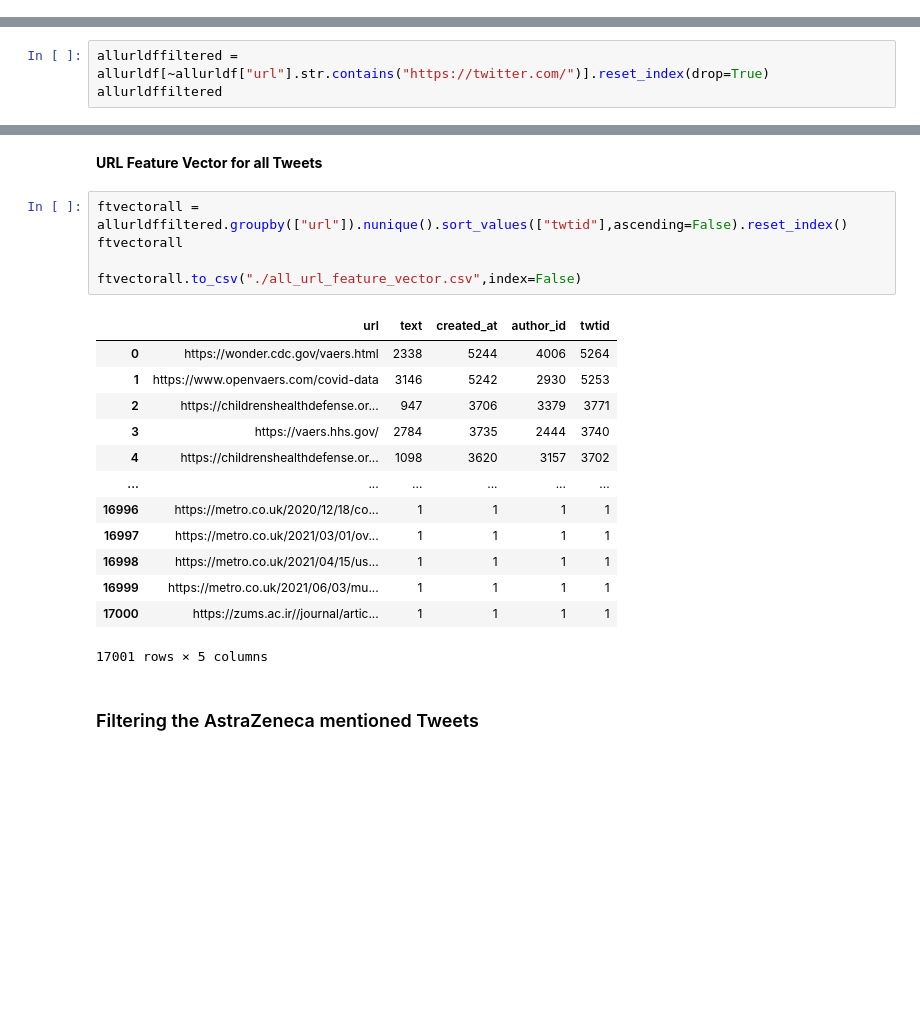
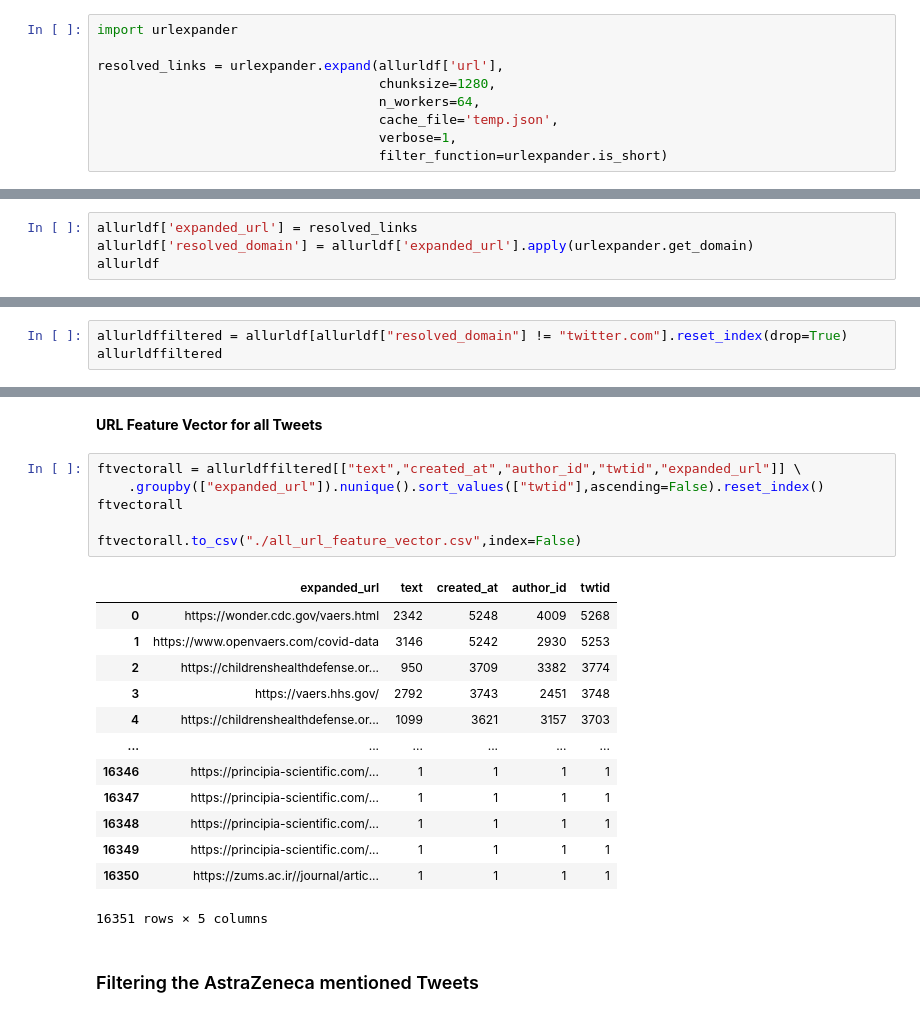
Before and after one commit to qcri/Vaccine_Disinfo, a Jupyter notebook: NEW/notebooks/VAERS_data/Twitter_Data_Analysis.ipynb, the cells around one changed output, grey strips where cells are left out. Cells and saved outputs as stored; diff of their text form; blank space fills up the shorter version.

Commit message:
update stats after expanding the URLs

```diff
--- a/NEW/notebooks/VAERS_data/Twitter_Data_Analysis.ipynb
+++ b/NEW/notebooks/VAERS_data/Twitter_Data_Analysis.ipynb
@@ -82,0 +85,9 @@ allurldf = df_with_urls["urls"].apply(pd.Series) \
+# %%
+import urlexpander
+
+resolved_links = urlexpander.expand(allurldf['url'],
+                                    chunksize=1280,
+                                    n_workers=64,
+                                    cache_file='temp.json',
+                                    verbose=1,
+                                    filter_function=urlexpander.is_short)
@@ -82,0 +96,4 @@ allurldf = df_with_urls["urls"].apply(pd.Series) \
+# %%
+allurldf['expanded_url'] = resolved_links
+allurldf['resolved_domain'] = allurldf['expanded_url'].apply(urlexpander.get_domain)
+allurldf
@@ -95,6 +128,6 @@ __Total unique URLs extracted: 60,181__
 # %% [markdown]
 We need to remove all the URLs which are from Twitter domain
 # %%
-allurldffiltered = allurldf[~allurldf["url"].str.contains("https://twitter.com/")].reset_index(drop=True)
+allurldffiltered = allurldf[allurldf["resolved_domain"] != "twitter.com"].reset_index(drop=True)
 allurldffiltered
 # %% [output]
@@ -122,24 +155,25 @@ allurldffiltered.describe()
 # %% [markdown]
 __URL Feature Vector for all Tweets__
 # %%
-ftvectorall = allurldffiltered.groupby(["url"]).nunique().sort_values(["twtid"],ascending=False).reset_index()
+ftvectorall = allurldffiltered[["text","created_at","author_id","twtid","expanded_url"]] \
+    .groupby(["expanded_url"]).nunique().sort_values(["twtid"],ascending=False).reset_index()
 ftvectorall
 
 ftvectorall.to_csv("./all_url_feature_vector.csv",index=False)
 # %% [output]
-|  | url | text | created_at | author_id | twtid |
-| 0 | https://wonder.cdc.gov/vaers.html | 2338 | 5244 | 4006 | 5264 |
+|  | expanded_url | text | created_at | author_id | twtid |
+| 0 | https://wonder.cdc.gov/vaers.html | 2342 | 5248 | 4009 | 5268 |
 | 1 | https://www.openvaers.com/covid-data | 3146 | 5242 | 2930 | 5253 |
-| 2 | https://childrenshealthdefense.or... | 947 | 3706 | 3379 | 3771 |
-| 3 | https://vaers.hhs.gov/ | 2784 | 3735 | 2444 | 3740 |
-| 4 | https://childrenshealthdefense.or... | 1098 | 3620 | 3157 | 3702 |
+| 2 | https://childrenshealthdefense.or... | 950 | 3709 | 3382 | 3774 |
+| 3 | https://vaers.hhs.gov/ | 2792 | 3743 | 2451 | 3748 |
+| 4 | https://childrenshealthdefense.or... | 1099 | 3621 | 3157 | 3703 |
 | ... | ... | ... | ... | ... | ... |
-| 16996 | https://metro.co.uk/2020/12/18/co... | 1 | 1 | 1 | 1 |
-| 16997 | https://metro.co.uk/2021/03/01/ov... | 1 | 1 | 1 | 1 |
-| 16998 | https://metro.co.uk/2021/04/15/us... | 1 | 1 | 1 | 1 |
-| 16999 | https://metro.co.uk/2021/06/03/mu... | 1 | 1 | 1 | 1 |
-| 17000 | https://zums.ac.ir//journal/artic... | 1 | 1 | 1 | 1 |
+| 16346 | https://principia-scientific.com/... | 1 | 1 | 1 | 1 |
+| 16347 | https://principia-scientific.com/... | 1 | 1 | 1 | 1 |
+| 16348 | https://principia-scientific.com/... | 1 | 1 | 1 | 1 |
+| 16349 | https://principia-scientific.com/... | 1 | 1 | 1 | 1 |
+| 16350 | https://zums.ac.ir//journal/artic... | 1 | 1 | 1 | 1 |
-17001 rows × 5 columns
+16351 rows × 5 columns
 # %% [markdown]
 ### Filtering the AstraZeneca mentioned Tweets
 # %% [markdown]
```
Also changed, not shown: parts of 16 cells of this notebook, 4 other files.
